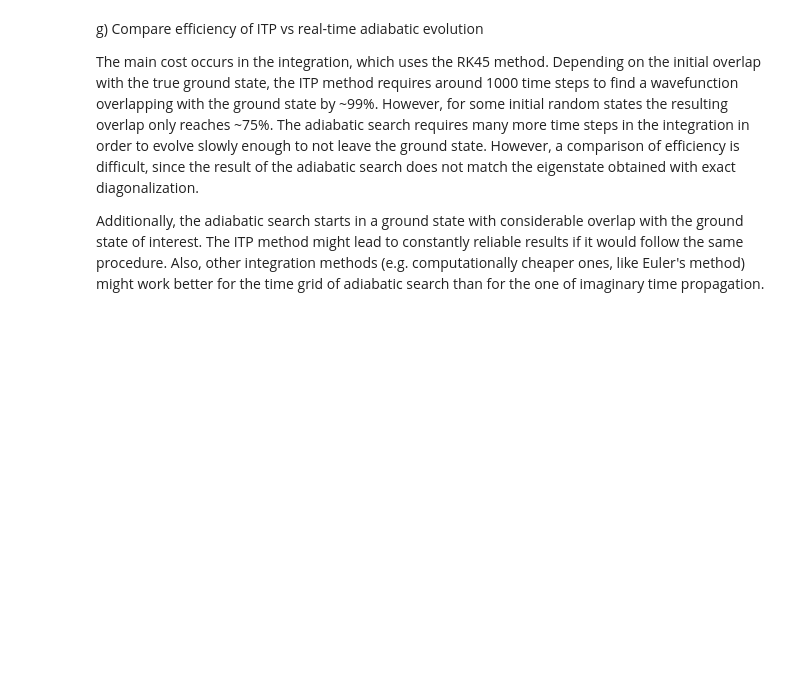
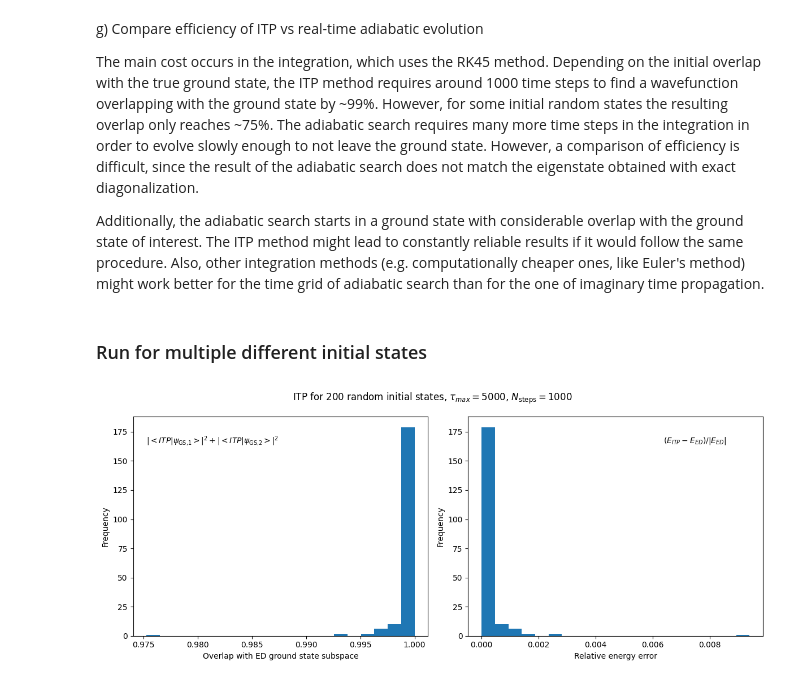
Before and after one commit to Physik-UBonn/assignment-3-fiene-weber, a Jupyter notebook: H4.ipynb, the cells around one changed output. Saved outputs shown, nothing was run; the diff lists cells and outputs as text; code cells hidden in the pictures; blank space fills up the shorter version.

```diff
--- a/H4.ipynb
+++ b/H4.ipynb
@@ -122,3 +134,48 @@ g) Compare efficiency of ITP vs real-time adiabatic evolution
 The main cost occurs in the integration, which uses the RK45 method. Depending on the initial overlap with the true ground state, the ITP method requires around 1000 time steps to find a wavefunction overlapping with the ground state by ~99%. However, for some initial random states the resulting overlap only reaches ~75%. The adiabatic search requires many more time steps in the integration in order to evolve slowly enough to not leave the ground state. However, a comparison of efficiency is difficult, since the result of the adiabatic search does not match the eigenstate obtained with exact diagonalization.
 
 Additionally, the adiabatic search starts in a ground state with considerable overlap with the ground state of interest. The ITP method might lead to constantly reliable results if it would follow the same procedure. Also, other integration methods (e.g. computationally cheaper ones, like Euler's method) might work better for the time grid of adiabatic search than for the one of imaginary time propagation.
+# %% [markdown]
+### Run for multiple different initial states
+# %%
+iterations = 200
+tau_max, Nsteps = 5_000, 1000
+h, J = 1, 1
+
+ed_energies, ed_eigenstates = eigh(Hamiltonian().toarray())
+ed_groundstate_energy = ed_energies[0]
+
+subspace_check = []
+rel_energy_error = []
+for i in range(iterations):
+    psi0 = np.random.randn(2**N) + 1j*np.zeros(2**N)
+    psi0 /= np.linalg.norm(psi0)
+
+    sol = solve_ivp(dpsi_dtau, t_span = (0, tau_max), y0 = psi0.view(dtype=np.float64), t_eval=np.linspace(0, tau_max, Nsteps))
+    psi_tau_list = sol.y.T.copy().view(dtype=np.complex128)
+
+    itp_groundstate = psi_tau_list[-1]
+    itp_groundstate /= np.linalg.norm(itp_groundstate)
+    itp_energy = E(itp_groundstate, h, J)
+    rel_energy_error.append((itp_energy - ed_groundstate_energy) / abs(ed_groundstate_energy))
+
+    overlap = [np.real(np.dot(itp_groundstate.conjugate().T, ed_eigenstates[:,i])) for i in range(2)]
+    subspace_check.append(overlap[0]**2 + overlap[1]**2)
+# %%
+fig, ax = plt.subplots(1, 2, figsize=(12, 5))
+fig.suptitle(fr'ITP for {iterations} random initial states, $\tau_{{max}} = {tau_max}$, $N_\text{{steps}} = {Nsteps}$')
+
+ax[0].hist(subspace_check, bins=20)
+ax[0].set_xlabel('Overlap with ED ground state subspace')
+ax[0].set_ylabel('Frequency')
+
+ax[1].hist(rel_energy_error, bins=20)
+ax[1].set_xlabel('Relative energy error')
+ax[1].set_ylabel('Frequency')
+
+ax[0].text(0.27, 0.89, r'$|<ITP|\psi_\text{GS,1}>|^2 + |<ITP|\psi_\text{GS,2}>|^2$', ha='center', va='center', transform=ax[0].transAxes)
+ax[1].text(0.77, 0.89, r'$(E_{ITP} - E_{ED}) / |E_{ED}|$', ha='center', va='center', transform=ax[1].transAxes)
+
+
+plt.tight_layout()
+# %% [output]
+[figure, added]
```
Also changed, not shown: parts of 6 cells of this notebook.
